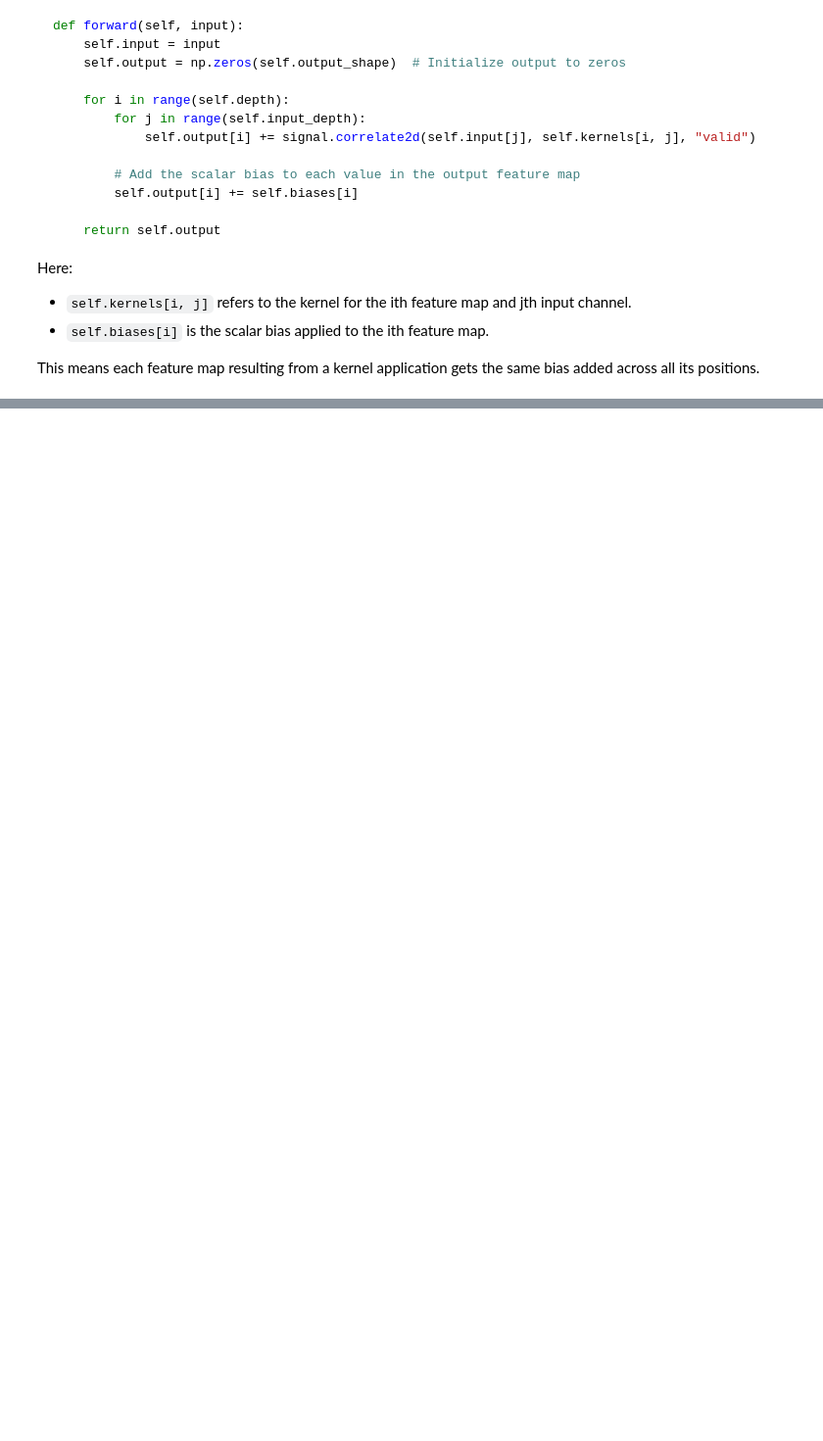
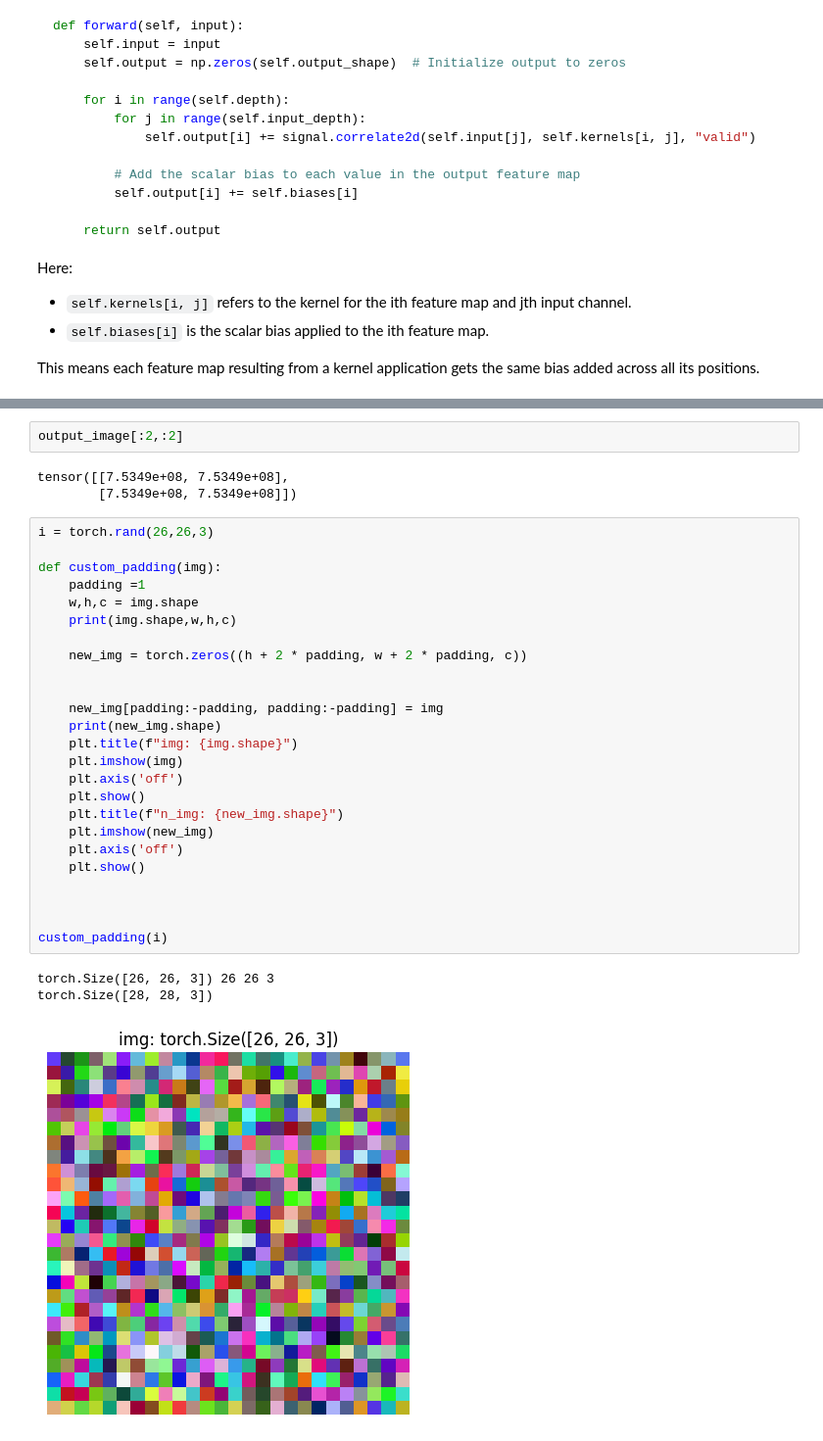
Before and after one commit to mzohaibnasir/fromScratch, a Jupyter notebook: 04_CNNfromScratch/main.ipynb, the cells around one changed output, grey strips where cells are left out. Shown: that part at 98% size. Drawn from its saved outputs; the diff is of its cells as text; blank space fills up the shorter version.

```diff
--- a/04_CNNfromScratch/main.ipynb
+++ b/04_CNNfromScratch/main.ipynb
@@ -310,0 +606,34 @@ This means each feature map resulting from a kernel application gets the same bi
+# %%
+output_image[:2,:2]
+# %% [output]
+tensor([[7.5349e+08, 7.5349e+08],
+        [7.5349e+08, 7.5349e+08]])
+# %%
+i = torch.rand(26,26,3)
+
+def custom_padding(img):
+    padding =1
+    w,h,c = img.shape
+    print(img.shape,w,h,c)
+
+    new_img = torch.zeros((h + 2 * padding, w + 2 * padding, c))
+
+
+    new_img[padding:-padding, padding:-padding] = img
+    print(new_img.shape)
+    plt.title(f"img: {img.shape}")
+    plt.imshow(img)
+    plt.axis('off')
+    plt.show()
+    plt.title(f"n_img: {new_img.shape}")
+    plt.imshow(new_img)
+    plt.axis('off')
+    plt.show()
+
+
+
+custom_padding(i)
+# %% [output]
+torch.Size([26, 26, 3]) 26 26 3
+torch.Size([28, 28, 3])
+[figure, added]
```
Also changed, not shown: parts of 24 cells of this notebook.
